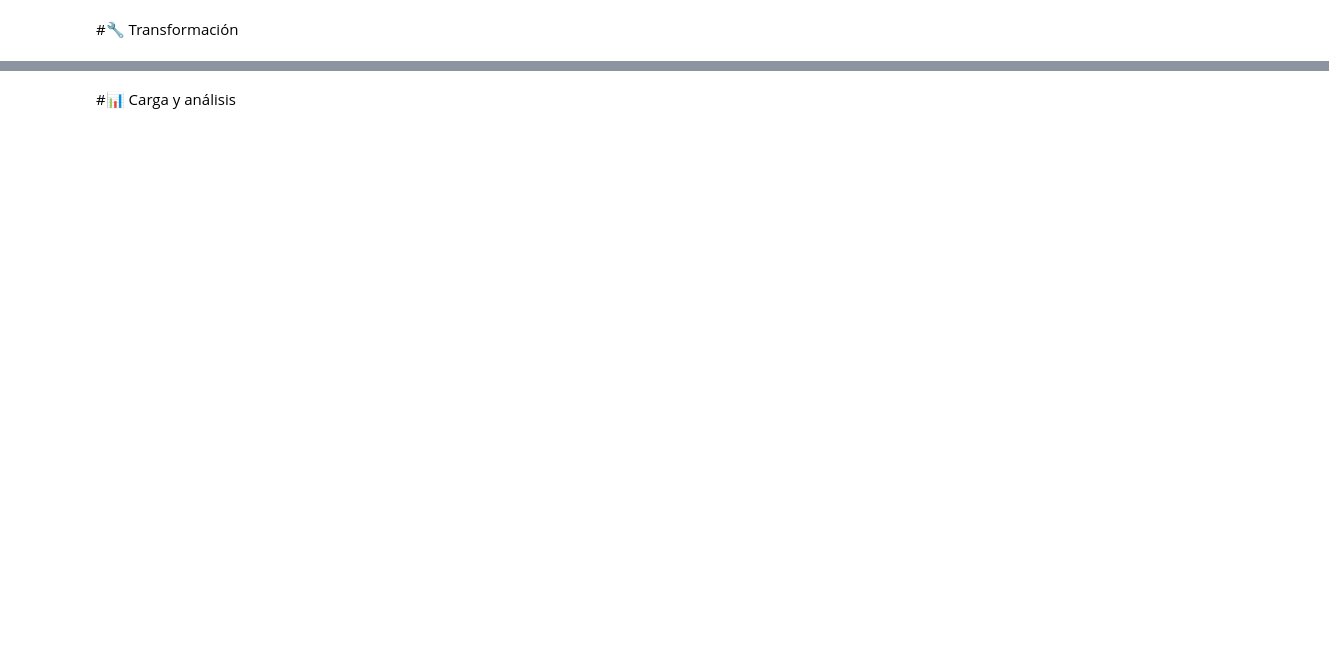
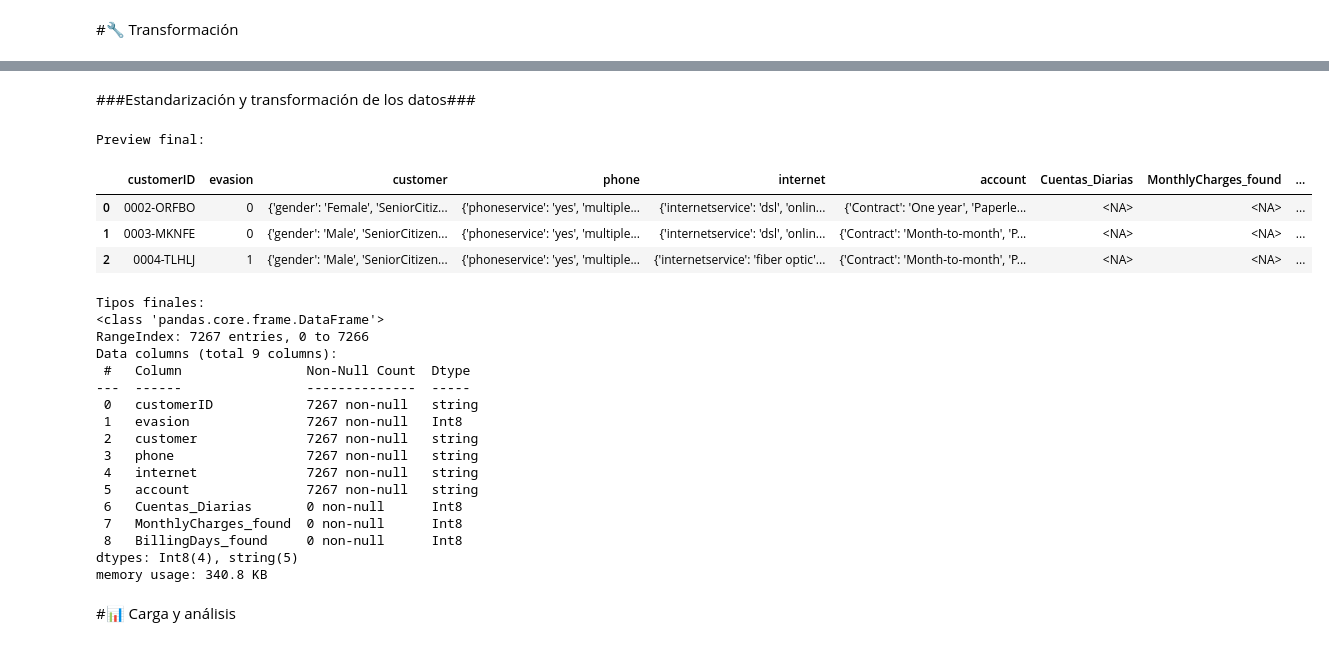
Before and after one commit to Jennyc08/Telecomx_latam, a Jupyter notebook: Final_TelecomX_LATAM_.ipynb, the cells around one changed output, grey strips where cells are left out. Saved outputs shown, nothing was run; the diff lists cells and outputs as text; code cells hidden in the pictures; blank space fills up the shorter version.

```diff
--- a/Final_TelecomX_LATAM_.ipynb
+++ b/Final_TelecomX_LATAM_.ipynb
@@ -7,2 +357,61 @@
+# %% [markdown]
+###Estandarización y transformación de los datos###
+# %%
+# 5.1 Renombrar columnas clave (snake_case/es)
+rename_map = {}
+if monthly_col: rename_map[monthly_col] = "cargos_mensuales"
+if col_total:   rename_map[col_total]   = "cargos_totales"
+if col_tenure:  rename_map[col_tenure]  = "antiguedad_meses"
+churn_col = pick(dfc.columns, "Churn", r"(churn|evas)")
+if churn_col:    rename_map[churn_col]  = "evasion"
+if billing_date: rename_map[billing_date] = "fecha_facturacion"
+
+df_std = dfc.rename(columns=rename_map)
+
+# 5.2 Traducir/estandarizar categorías (ejemplo de InternetService)
+col_inet = pick(df_std.columns, "InternetService", r"internet.*service")
+if col_inet:
+    df_std[col_inet] = (
+        df_std[col_inet]
+        .astype("string").str.strip().str.lower()
+        .replace({"dsl":"adsl","fiber optic":"fibra_optica","no":"sin_servicio"})
+    )
+
+# 5.3 Tipos eficientes: binarias a Int8; categóricas a category
+for c in df_std.columns:
+    vals = pd.unique(df_std[c].dropna())
+    if set(vals) <= {0,1}:
+        df_std[c] = df_std[c].astype("Int8")
+for c in df_std.select_dtypes(include="object").columns:
+    if df_std[c].nunique(dropna=True) <= 100:
+        df_std[c] = df_std[c].astype("category")
+
+print("Preview final:")
+display(df_std.head(3))
+print("Tipos finales:")
+df_std.info()
+# %% [output]
+Preview final:
+|  | customerID | evasion | customer | phone | internet | account | Cuentas_Diarias | MonthlyCharges_found | ... |
+| 0 | 0002-ORFBO | 0 | {'gender': 'Female', 'SeniorCitiz... | {'phoneservice': 'yes', 'multiple... | {'internetservice': 'dsl', 'onlin... | {'Contract': 'One year', 'Paperle... | <NA> | <NA> | ... |
+| 1 | 0003-MKNFE | 0 | {'gender': 'Male', 'SeniorCitizen... | {'phoneservice': 'yes', 'multiple... | {'internetservice': 'dsl', 'onlin... | {'Contract': 'Month-to-month', 'P... | <NA> | <NA> | ... |
+| 2 | 0004-TLHLJ | 1 | {'gender': 'Male', 'SeniorCitizen... | {'phoneservice': 'yes', 'multiple... | {'internetservice': 'fiber optic'... | {'Contract': 'Month-to-month', 'P... | <NA> | <NA> | ... |
+Tipos finales:
+<class 'pandas.core.frame.DataFrame'>
+RangeIndex: 7267 entries, 0 to 7266
+Data columns (total 9 columns):
+ #   Column                Non-Null Count  Dtype
+---  ------                --------------  -----
+ 0   customerID            7267 non-null   string
+ 1   evasion               7267 non-null   Int8
+ 2   customer              7267 non-null   string
+ 3   phone                 7267 non-null   string
+ 4   internet              7267 non-null   string
+ 5   account               7267 non-null   string
+ 6   Cuentas_Diarias       0 non-null      Int8
+ 7   MonthlyCharges_found  0 non-null      Int8
+ 8   BillingDays_found     0 non-null      Int8
+dtypes: Int8(4), string(5)
+memory usage: 340.8 KB
 # %% [markdown]
 #📊 Carga y análisis
```
Also changed, not shown: parts of 24 cells of this notebook.
